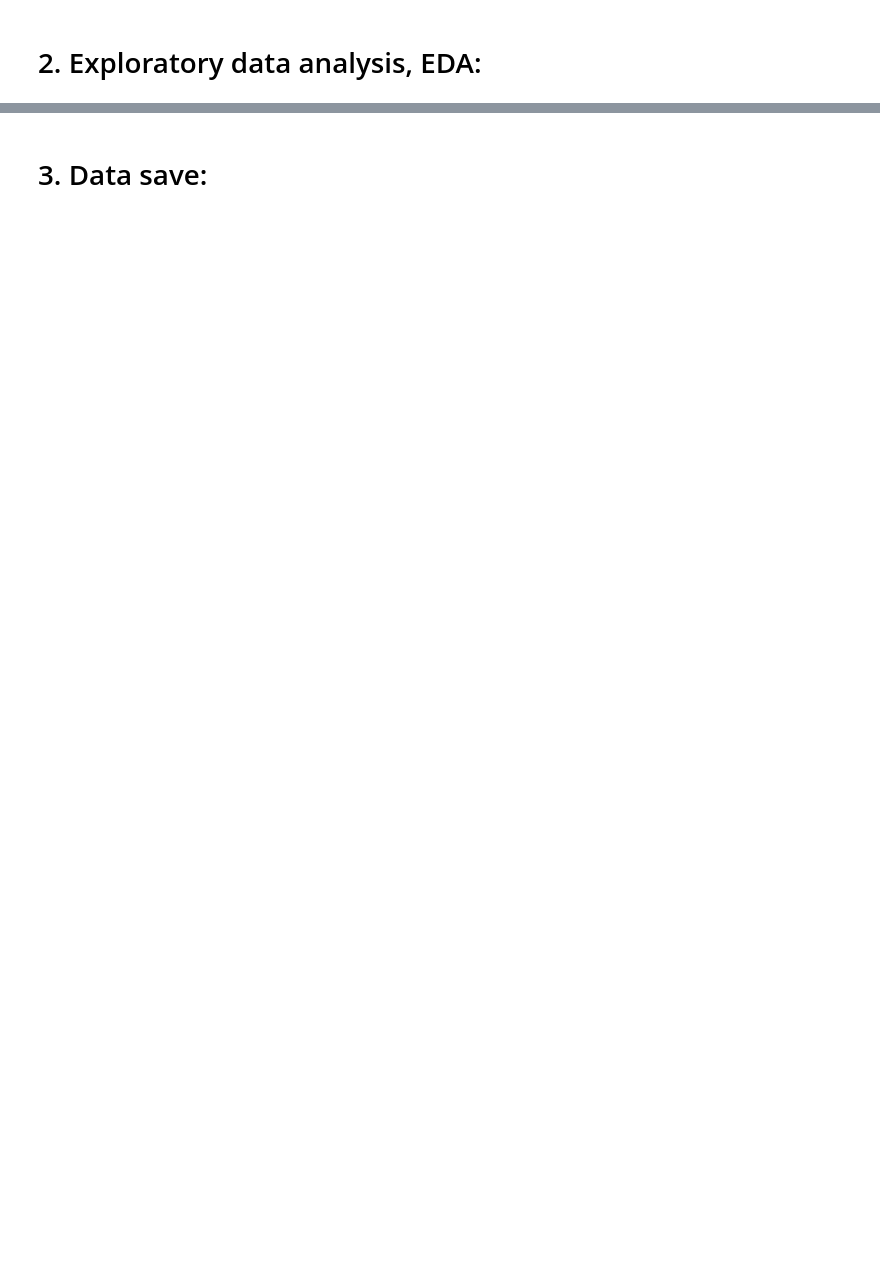
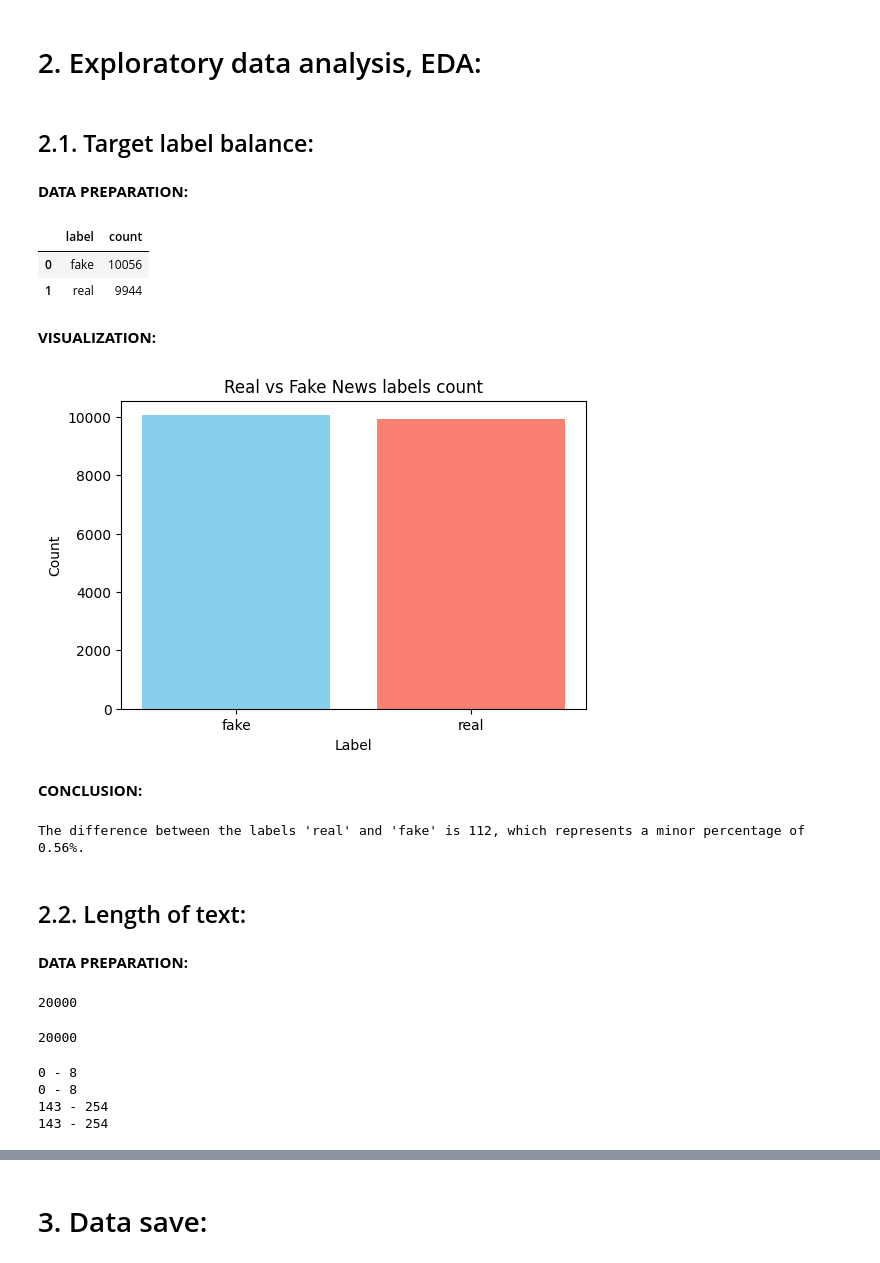
Before and after one commit to BenoitLoze1977/34.4_capstonethree_fakenewsdetection, a Jupyter notebook: notebooks/CapstoneThree_DataWrangling_EDA.ipynb, the cells around one changed output, grey strips where cells are left out. Cells and saved outputs as stored; diff of their text form; code cells hidden in the pictures; blank space fills up the shorter version.

```diff
--- a/notebooks/CapstoneThree_DataWrangling_EDA.ipynb
+++ b/notebooks/CapstoneThree_DataWrangling_EDA.ipynb
@@ -176,2 +429,0 @@ nlp
-# %%
-df["title_doc"] = list(nlp.pipe(df["title"], batch_size=100, n_process=4))
@@ -187,18 +429,0 @@ df.head()
-# %%
-nlp = spacy.load("en_core_web_md")  # or en_core_web_lg
-
-# Store Docs
-df["title_doc"] = list(nlp.pipe(df["title"], batch_size=100, n_process=4))
-
-# Clean processing from Doc
-def clean_doc(doc):
-    return " ".join(
-        token.lemma_.lower()
-        for token in doc
-        if not token.is_punct
-        and not token.is_digit
-        and not token.is_stop
-        and token.is_alpha  # keep only pure words
-    )
-
-df["title_clean"] = [clean_doc(doc) for doc in df["title_doc"]]
@@ -216,0 +469,3 @@ df["title_clean"] = [clean_doc(doc) for doc in df["title_doc"]]
+# %%
+df.drop(["title", "text"], axis=1, inplace=True)
+df
@@ -217,2 +486,14 @@ df["title_clean"] = [clean_doc(doc) for doc in df["title_doc"]]
 # %% [markdown]
 # 2. Exploratory data analysis, EDA:
+# %% [markdown]
+## 2.1. Target label balance:
+# %% [markdown]
+**DATA PREPARATION:**
+# %%
+label_balance = df["label"].value_counts().reset_index()
+label_balance.columns = ["label", "count"]
+label_balance
+# %% [output]
+|  | label | count |
+| 0 | fake | 10056 |
+| 1 | real | 9944 |
@@ -218,0 +503,32 @@ df["title_clean"] = [clean_doc(doc) for doc in df["title_doc"]]
+# %% [markdown]
+**VISUALIZATION:**
+# %%
+plt.figure(figsize=(6,4))
+plt.bar(label_balance["label"], label_balance["count"], color=["skyblue", "salmon"])
+plt.xlabel("Label")
+plt.ylabel("Count")
+plt.title("Real vs Fake News labels count")
+plt.show()
+# %% [output]
+[figure, added]
+# %% [markdown]
+**CONCLUSION:**
+# %%
+print(f"The difference between the labels 'real' and 'fake' is {label_diff}, which represents a minor percentage of {label_diff_percentage}%.")
+# %% [output]
+The difference between the labels 'real' and 'fake' is 112, which represents a minor percentage of 0.56%.
+# %% [markdown]
+## 2.2. Length of text:
+# %% [markdown]
+**DATA PREPARATION:**
+# %%
+title_length = [len(y.split()) for x, y in df["title_cleaned"].items()]
+# title_length
+len(title_length)
+# %% [output]
+20000
+# %%
+text_length = [len(y.split()) for x, y in df["text_cleaned"].items()]
+len(text_length)
+# %% [output]
+20000
@@ -218,0 +555,10 @@ df["title_clean"] = [clean_doc(doc) for doc in df["title_doc"]]
+# %%
+print(f"{min(real_title_length)} - {max(real_title_length)}")
+print(f"{min(fake_title_length)} - {max(fake_title_length)}")
+print(f"{min(real_text_length)} - {max(real_text_length)}")
+print(f"{min(real_text_length)} - {max(real_text_length)}")
+# %% [output]
+0 - 8
+0 - 8
+143 - 254
+143 - 254
```
Also changed, not shown: parts of 94 cells of this notebook, 1 other file.
